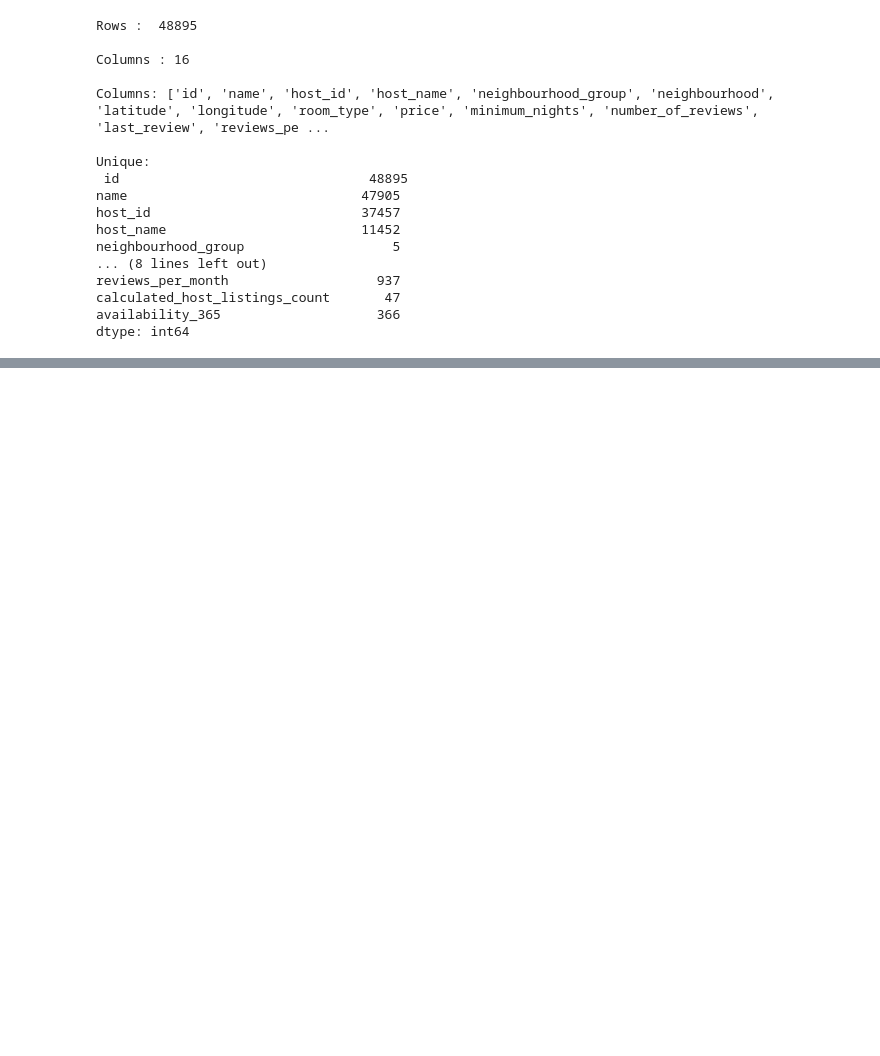
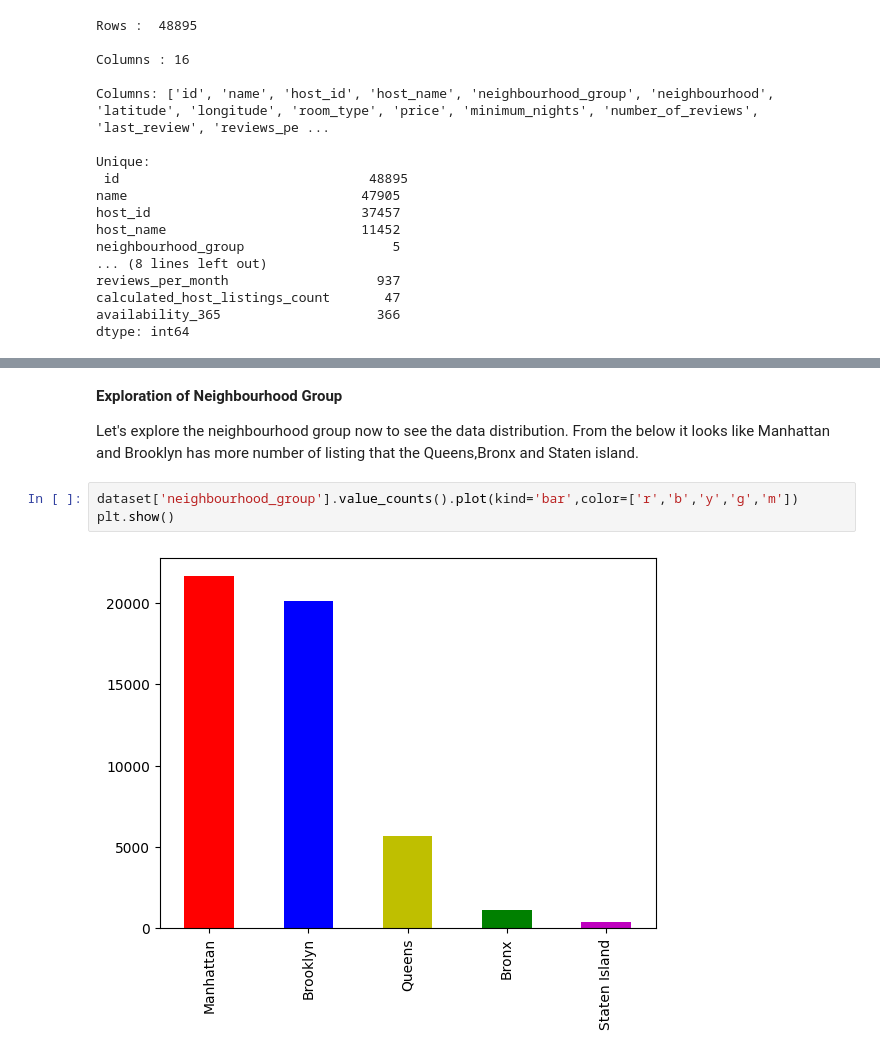
Before and after one commit to Navneet-Nicer/EDA-Airbnb-Bookings-Analysis, a Jupyter notebook: EDA_Airbnb_Bookings_Analysis4.ipynb, the cells around one changed output, grey strips where cells are left out. Cells and saved outputs as stored; diff of their text form; blank space fills up the shorter version.

```diff
--- a/EDA_Airbnb_Bookings_Analysis4.ipynb
+++ b/EDA_Airbnb_Bookings_Analysis4.ipynb
@@ -62,0 +204,9 @@ dtype: int64
+# %% [markdown]
+**Exploration of Neighbourhood Group**
+
+Let's explore the neighbourhood group now to see the data distribution. From the below it looks like Manhattan and Brooklyn has more number of listing that the Queens,Bronx and Staten island.
+# %%
+dataset['neighbourhood_group'].value_counts().plot(kind='bar',color=['r','b','y','g','m'])
+plt.show()
+# %% [output]
+[figure, added]
```
Also changed, not shown: parts of 24 cells of this notebook.
